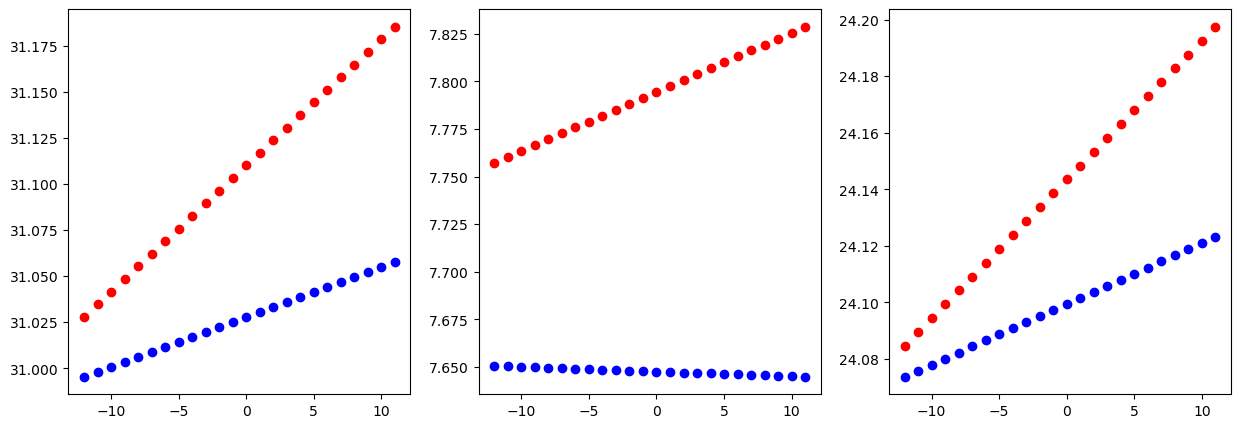
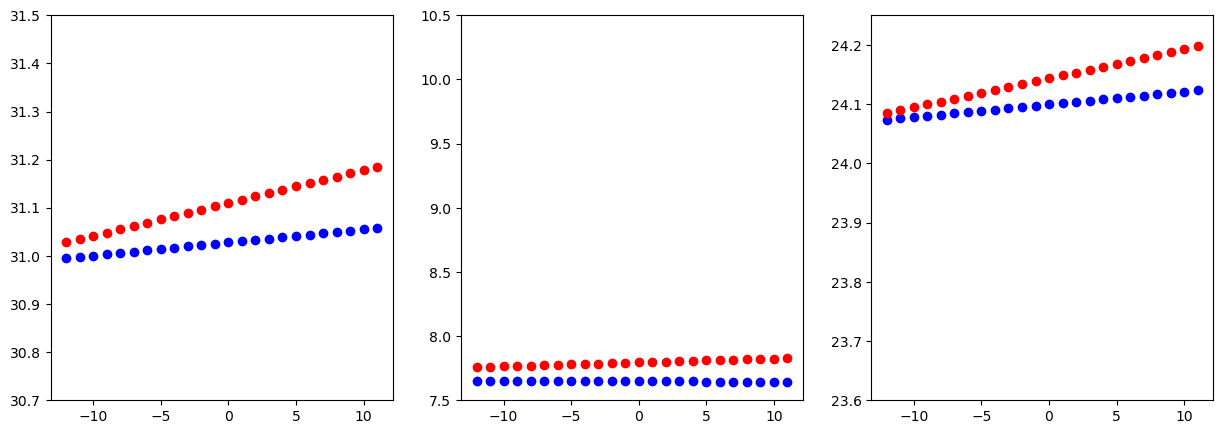
The notebook cell's code change between the first figure and the second:
--- before
+++ after
@@ -1 +1,4 @@
-time_change(dd=5, ll=192, data19=orig19, data18=orig18)
+axs = time_change(dd=5, ll=192, data19=orig19, data18=orig18)
+axs[0].set_ylim(30.7, 31.5)
+axs[1].set_ylim(7.5, 10.5)
+axs[2].set_ylim(23.6, 24.25);

Commit: look at stability changes in Becca's BCs